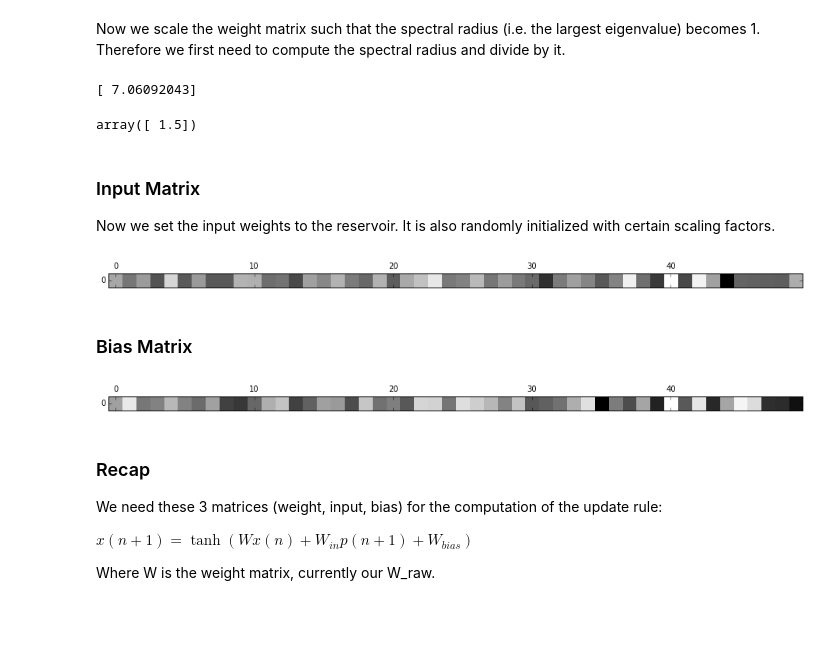
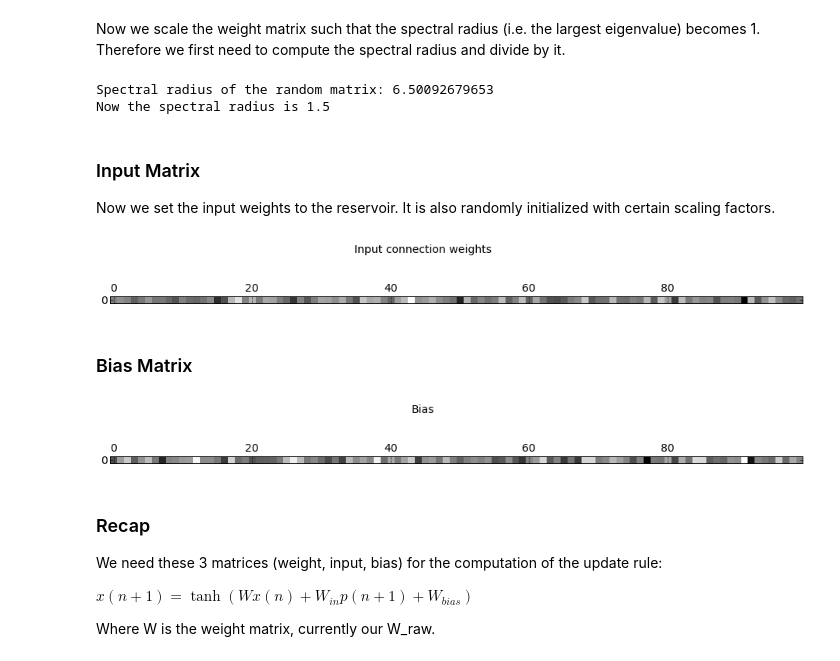
Before and after one commit to kstandvoss/Conceptors, a Jupyter notebook: Conceptors.ipynb, the cells around one changed output. Saved outputs shown, nothing was run; the diff lists cells and outputs as text; code cells hidden in the pictures; blank space fills up the shorter version.

Commit message:
Matplotlib design profis.

```diff
--- a/Conceptors.ipynb
+++ b/Conceptors.ipynb
@@ -14,8 +3,19 @@ np.random.seed(2)
+# %%
+from matplotlib import pyplot as plt
+%matplotlib inline
+
+import matplotlib as mpl
+mpl.rcParams['figure.figsize']=(8.0,6.0)
+mpl.rcParams['font.size']=14
+
+import numpy as np
+
+np.random.seed(1)
 # %% [markdown]
 First we configure the network for a given size and connectivity.
 # %%
 # network size
-N = 50
+N = 100
 
 # network connectivity
 netConn = 10./N
@@ -37,51 +46,46 @@ plt.matshow(W_unscaled.todense(), cmap=plt.cm.gray);
 # %% [markdown]
 Now we scale the weight matrix such that the spectral radius (i.e. the largest eigenvalue) becomes 1. Therefore we first need to compute the spectral radius and divide by it.
 # %%
-import numpy as np
-from scipy.sparse import linalg
 import scipy.linalg
-
-# compute the k=1 eigenvalues and corresponding eigenvectors with 'LM': Largest Magnitude
-#specRad, largestEigenvec = np.abs(sparse.linalg.eigs(W_unscaled,k=1,which='LM'))
+# compute the spectral radius (= largest eigenvalue)
 def getSpecRad(m):
     specRad, largestEigenvec = np.abs(scipy.linalg.eigh(m,eigvals=(N-1, N-1)))
-    return specRad
-
-specRad = getSpecRad(W_unscaled.todense())
-print specRad
+    return specRad[0]
-# %% [output]
-[ 7.06092043]
 # %%
+specRad = getSpecRad(W_unscaled)
+print "Spectral radius of the random matrix: {}".format(specRad)
+
 W_raw = W_unscaled/specRad * 1.5
 
 # the new spectral radius is 1.5
-getSpecRad(W_raw)
+print "Now the spectral radius is {}".format(getSpecRad(W_raw))
 # %% [output]
-array([ 1.5])
+Spectral radius of the random matrix: 6.50092679653
+Now the spectral radius is 1.5
 # %% [markdown]
 ### Input Matrix
 Now we set the input weights to the reservoir. It is also randomly initialized with certain scaling factors.
 # %%
 netInputScaling = 1.5
 numInputDims = 1
 
-#W_in = netInputScaling * np.random.randn(N,numInputDims) - netInputScaling/2
 W_in = netInputScaling * np.random.normal(0,1,(N,numInputDims))
 
 plt.matshow(W_in.T, cmap=plt.cm.gray);
+plt.suptitle("Input connection weights");
 # %% [output]
-[figure, old version]
+[figure, new version]
 # %% [markdown]
 ### Bias Matrix
 # %%
 biasScaling = 0.2
 
-#W_bias = biasScaling * np.random.randn(N,1) - biasScaling/2
 W_bias = biasScaling * np.random.normal(0,1,(N,1))
 
 plt.matshow(np.asmatrix(W_bias.T), cmap=plt.cm.gray);
+plt.suptitle("Bias");
 # %% [output]
-[figure, old version]
+[figure, new version]
 # %% [markdown]
 ### Recap
 We need these 3 matrices (weight, input, bias) for the computation of the update rule:
```
Also changed, not shown: parts of 18 cells of this notebook, 1 other file.
